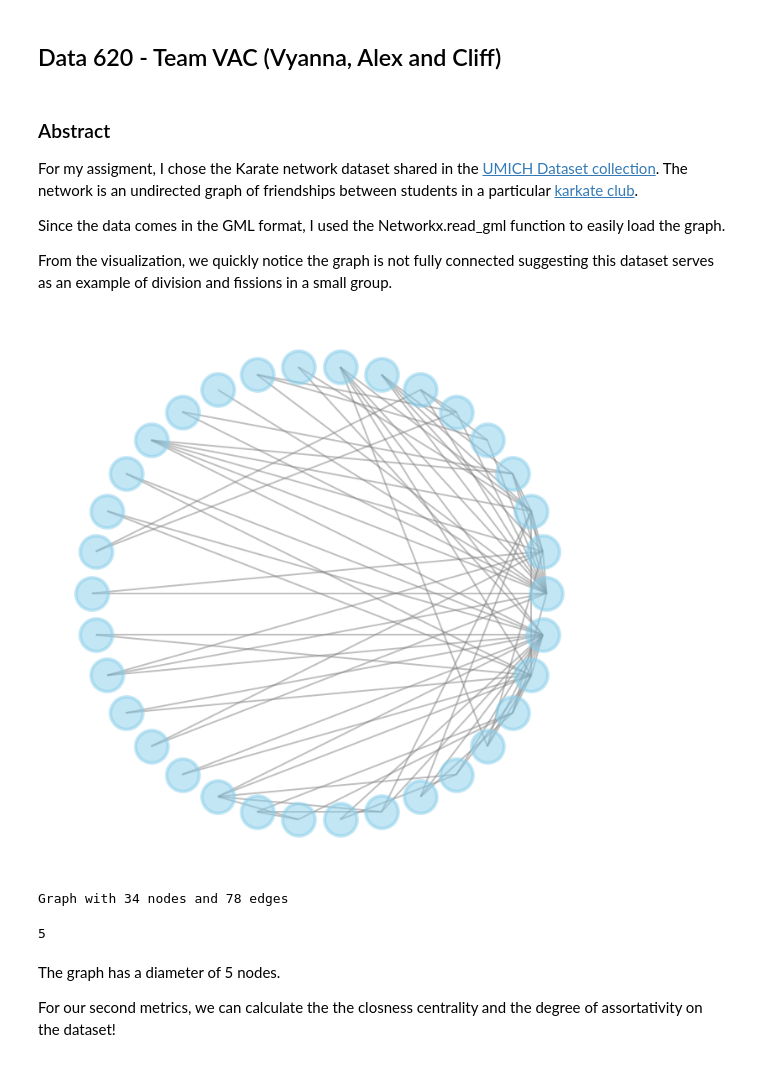
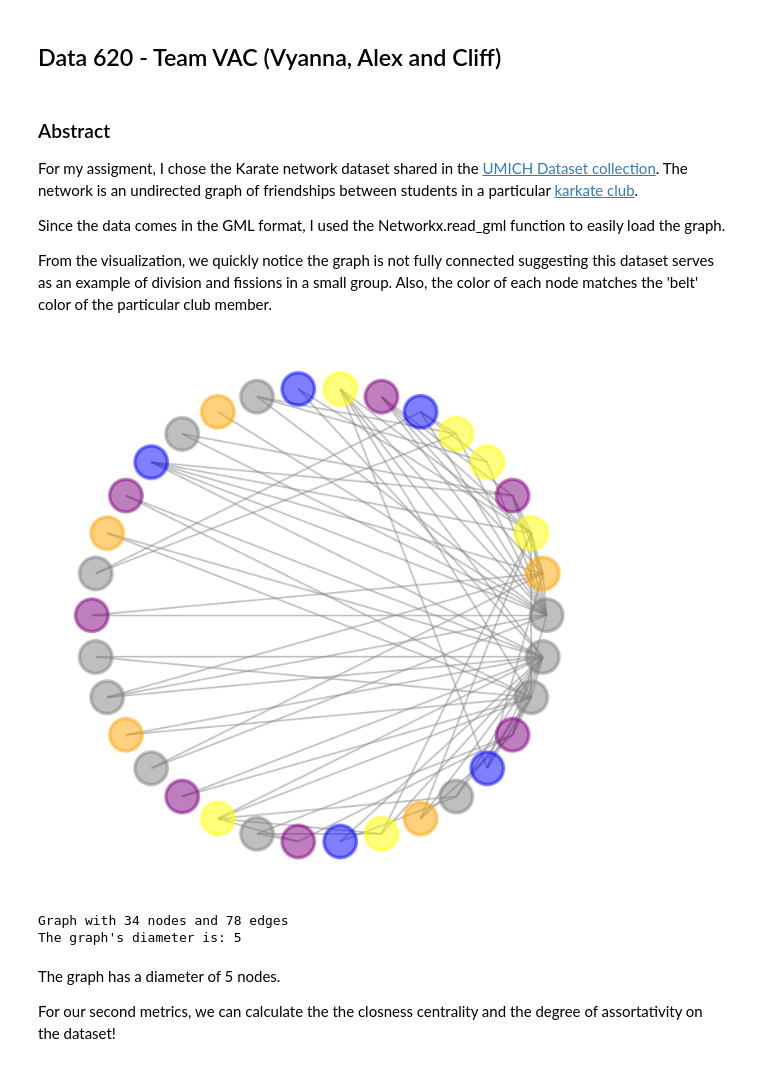
Before and after one commit to Vy4thewin/Data620_TeamVAC, a Jupyter notebook: Data620_Homework3.ipynb, the cells around one changed output. Drawn from its saved outputs; the diff is of its cells as text; code cells hidden in the pictures.

Commit message:
Added the gender and belt attributes to each node in karate.gml. Also, use the belt colors as node colors in the Data620_Homework3.ipynb

```diff
--- a/Data620_Homework3.ipynb
+++ b/Data620_Homework3.ipynb
@@ -9,50 +9,54 @@ For my assigment, I chose the Karate network dataset shared in the [UMICH Datase
 
 Since the data comes in the GML format, I used the Networkx.read_gml function to easily load the graph.
 
-From the visualization, we quickly notice the graph is not fully connected suggesting this dataset serves as an example of division and fissions in a small group.
+From the visualization, we quickly notice the graph is not fully connected suggesting this dataset serves as an example of division and fissions in a small group. Also, the color of each node matches the 'belt' color of the particular club member.
 # %%
 import networkx as nx
 import matplotlib.pyplot as plt
 # %%
 #VH
 data =nx.read_gml("karate.gml", label='id')
 
 # Format the figure size and aspect ratio
 plt.figure(figsize=(12, 12))
 ax = plt.gca()
 ax.set_aspect('equal')
 pos = nx.circular_layout(data, scale=1)
 
+# Use the belt colors for the node colors
+colors_dict = nx.get_node_attributes(data, 'belt')
+colors = list(colors_dict.values())
 
+# Retrieving genders of each member
+genders = list(nx.get_node_attributes(data, 'gender').values())
 
-#Check if the network is fully connected
+# Check if the network is fully connected
 nx.is_connected(data)
 
-#let's create the network graph plot!
+# Let's create the network graph plot!
 nx.draw(data,
         pos=pos,
         with_labels=False,
         node_size=1500,
-        node_color="skyblue",
+        node_color=colors,
+        edge_color="grey",
         node_shape="o",
         alpha=0.5,
         linewidths=4,
-        font_size=25,
-        font_color="grey",
-        font_weight="bold",
-        width=2,
-        edge_color="grey")
+        width=2)
 
 
 
 plt.show()
 print('Graph with {0} nodes and {1} edges'.format(nx.number_of_nodes(data), nx.number_of_edges(data)))
-#use networkx to find the network's diameter
-nx.diameter(data)
+
+
+# use networkx to find the network's diameter
+print('The graph\'s diameter is: {0}'.format(nx.diameter(data)))
 # %% [output]
-[figure, old version]
+[figure, new version]
 Graph with 34 nodes and 78 edges
+The graph's diameter is: 5
-5
 # %% [markdown]
 The graph has a diameter of 5 nodes.
 
```
Also changed, not shown: 1 other file.
